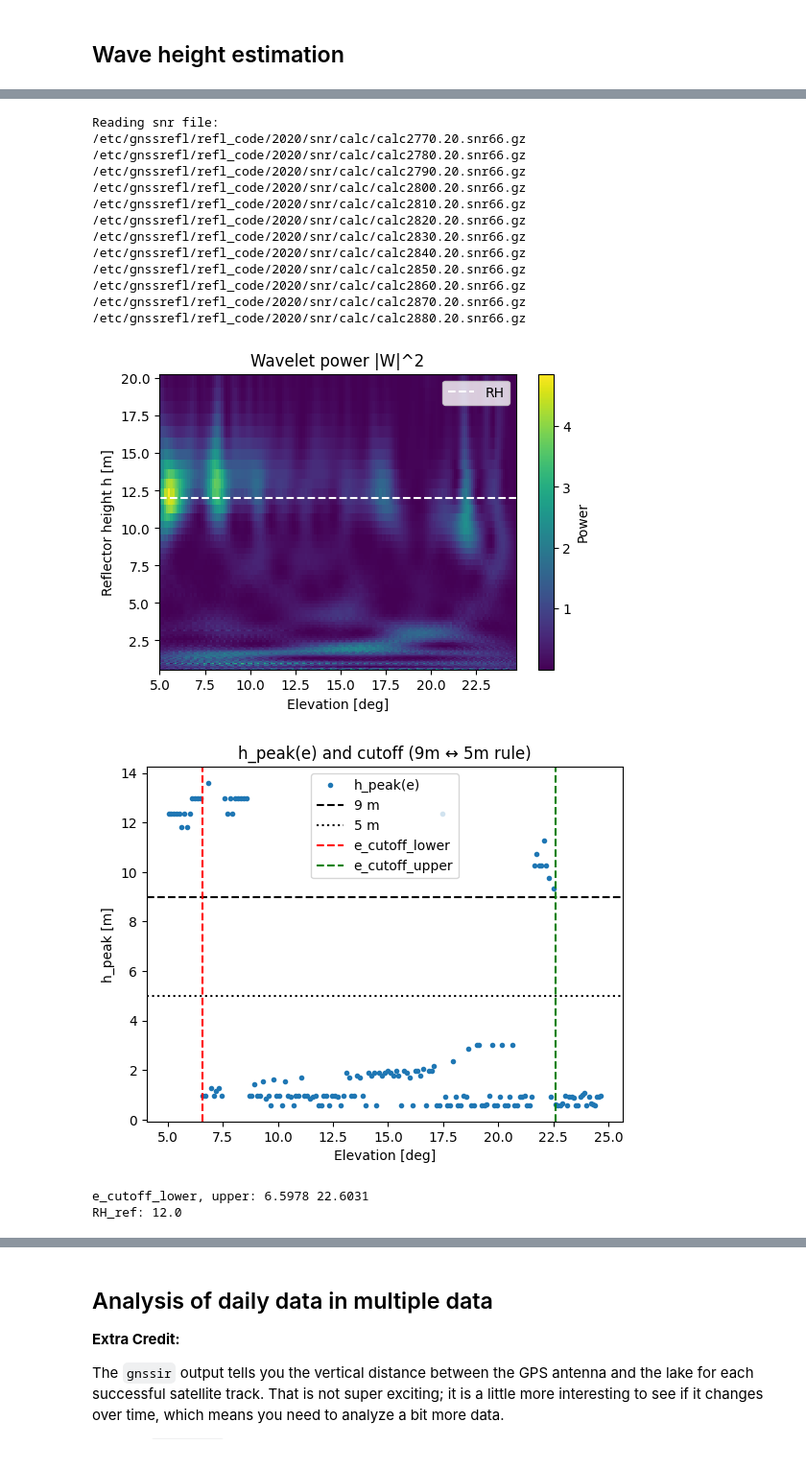
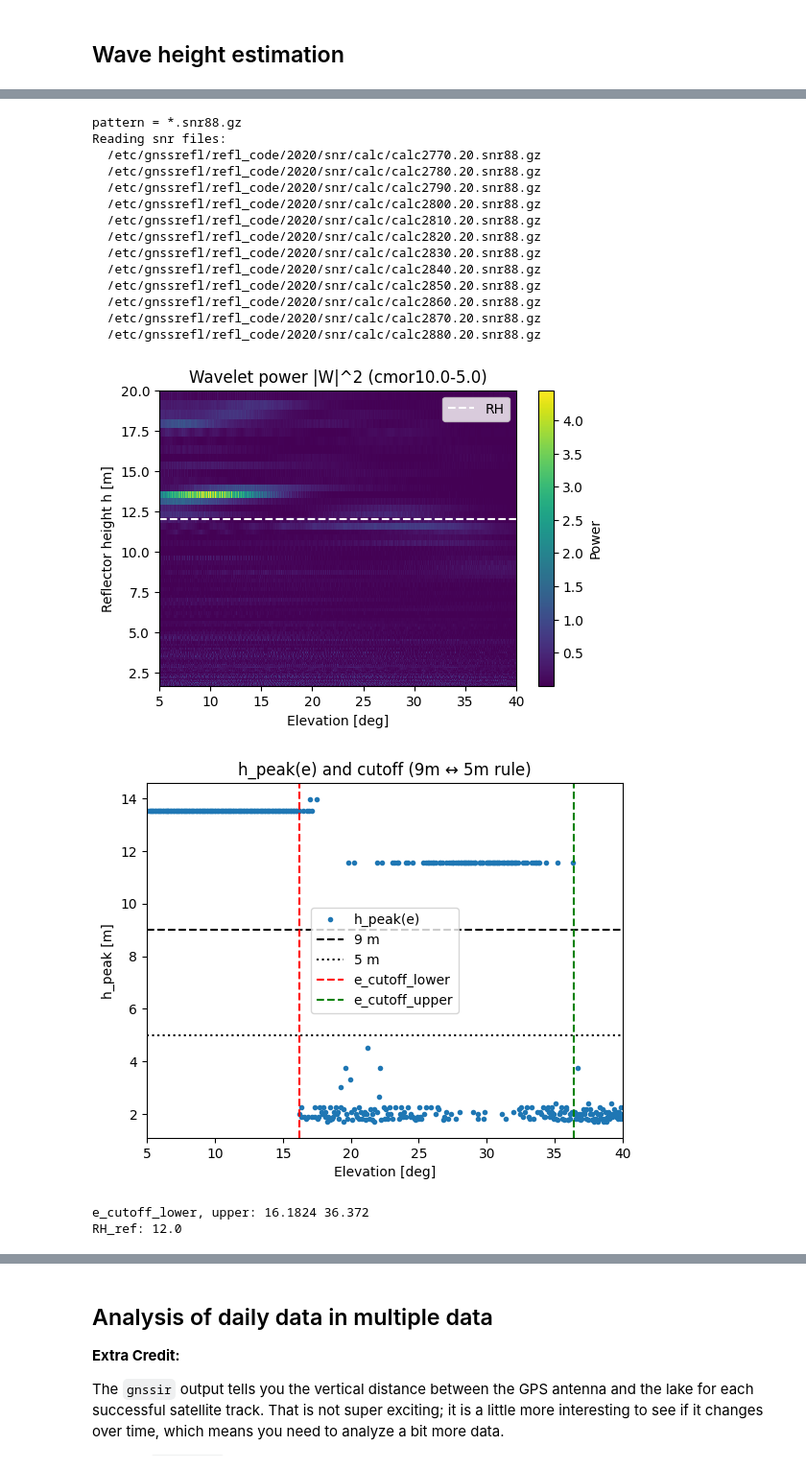
Before and after one commit to yyszm0/gnssrefl, a Jupyter notebook: notebooks/Dev/Wind_Direction/calc-Calcasieu_Pass-WAVE.ipynb, the cells around one changed output, grey strips where cells are left out. Shown at 96% size. Drawn from its saved outputs; the diff is of its cells as text; code cells hidden in the pictures.

Commit message:
current status (#CALC analysis completed)

```diff
--- a/notebooks/Dev/Wind_Direction/calc-Calcasieu_Pass-WAVE.ipynb
+++ b/notebooks/Dev/Wind_Direction/calc-Calcasieu_Pass-WAVE.ipynb
@@ -506,50 +516,61 @@ Reading snr file:
 # %%
 from gnssrefl.cutoff_swh import (
-    load_snr66_directory,
+    load_snr_station,
     split_into_passes,
     process_single_pass,
 )
 
-df_snr = load_snr66_directory(
+df_snr = load_snr_station(
     base_dir="/etc/gnssrefl/refl_code",
     year=2020,
     station="calc",
     snr_column="L1",
+    snr_type="88",
 )
 
 passes = split_into_passes(df_snr, e_min=5.0, e_max=40.0)
-p = passes[0]
+p = passes[4]
 
 res = process_single_pass(
     p["e_deg"],
     p["snr_db"],
     wavelength=lam,
     h_min=0.5,
     h_max=20.0,
-    num_h=80,
+    num_h=150,
     rh_input=12,
     plot=True,
+    # どちらか1つの指定方法を使う：
+
+    # 1) wavelet 名をそのまま渡す
+    wavelet_name="cmor10.0-5.0",
+
+    # 2) cmor_bandwidth / cmor_center から組み立てさせる場合は
+    # wavelet_name=None,
+    # cmor_bandwidth=3.0,
+    # cmor_center=1.0,
 )
 
 print("e_cutoff_lower, upper:", res["e_cutoff_lower"], res["e_cutoff_upper"])
 print("RH_ref:", res["rh_ref"])
 # %% [output]
-Reading snr file:
-/etc/gnssrefl/refl_code/2020/snr/calc/calc2770.20.snr66.gz
-/etc/gnssrefl/refl_code/2020/snr/calc/calc2780.20.snr66.gz
-/etc/gnssrefl/refl_code/2020/snr/calc/calc2790.20.snr66.gz
-/etc/gnssrefl/refl_code/2020/snr/calc/calc2800.20.snr66.gz
-/etc/gnssrefl/refl_code/2020/snr/calc/calc2810.20.snr66.gz
-/etc/gnssrefl/refl_code/2020/snr/calc/calc2820.20.snr66.gz
-/etc/gnssrefl/refl_code/2020/snr/calc/calc2830.20.snr66.gz
-/etc/gnssrefl/refl_code/2020/snr/calc/calc2840.20.snr66.gz
-/etc/gnssrefl/refl_code/2020/snr/calc/calc2850.20.snr66.gz
-/etc/gnssrefl/refl_code/2020/snr/calc/calc2860.20.snr66.gz
-/etc/gnssrefl/refl_code/2020/snr/calc/calc2870.20.snr66.gz
-/etc/gnssrefl/refl_code/2020/snr/calc/calc2880.20.snr66.gz
+pattern = *.snr88.gz
+Reading snr files:
+  /etc/gnssrefl/refl_code/2020/snr/calc/calc2770.20.snr88.gz
+  /etc/gnssrefl/refl_code/2020/snr/calc/calc2780.20.snr88.gz
+  /etc/gnssrefl/refl_code/2020/snr/calc/calc2790.20.snr88.gz
+  /etc/gnssrefl/refl_code/2020/snr/calc/calc2800.20.snr88.gz
+  /etc/gnssrefl/refl_code/2020/snr/calc/calc2810.20.snr88.gz
+  /etc/gnssrefl/refl_code/2020/snr/calc/calc2820.20.snr88.gz
+  /etc/gnssrefl/refl_code/2020/snr/calc/calc2830.20.snr88.gz
+  /etc/gnssrefl/refl_code/2020/snr/calc/calc2840.20.snr88.gz
+  /etc/gnssrefl/refl_code/2020/snr/calc/calc2850.20.snr88.gz
+  /etc/gnssrefl/refl_code/2020/snr/calc/calc2860.20.snr88.gz
+  /etc/gnssrefl/refl_code/2020/snr/calc/calc2870.20.snr88.gz
+  /etc/gnssrefl/refl_code/2020/snr/calc/calc2880.20.snr88.gz
-[figure, old version]
+[figure, new version]
-[figure, old version]
+[figure, new version]
-e_cutoff_lower, upper: 6.5978 22.6031
+e_cutoff_lower, upper: 16.1824 36.372
 RH_ref: 12.0
 # %%
 # SWH が NaN でないデータだけ
```
Also changed, not shown: parts of 4 cells of this notebook, 8 other files.
